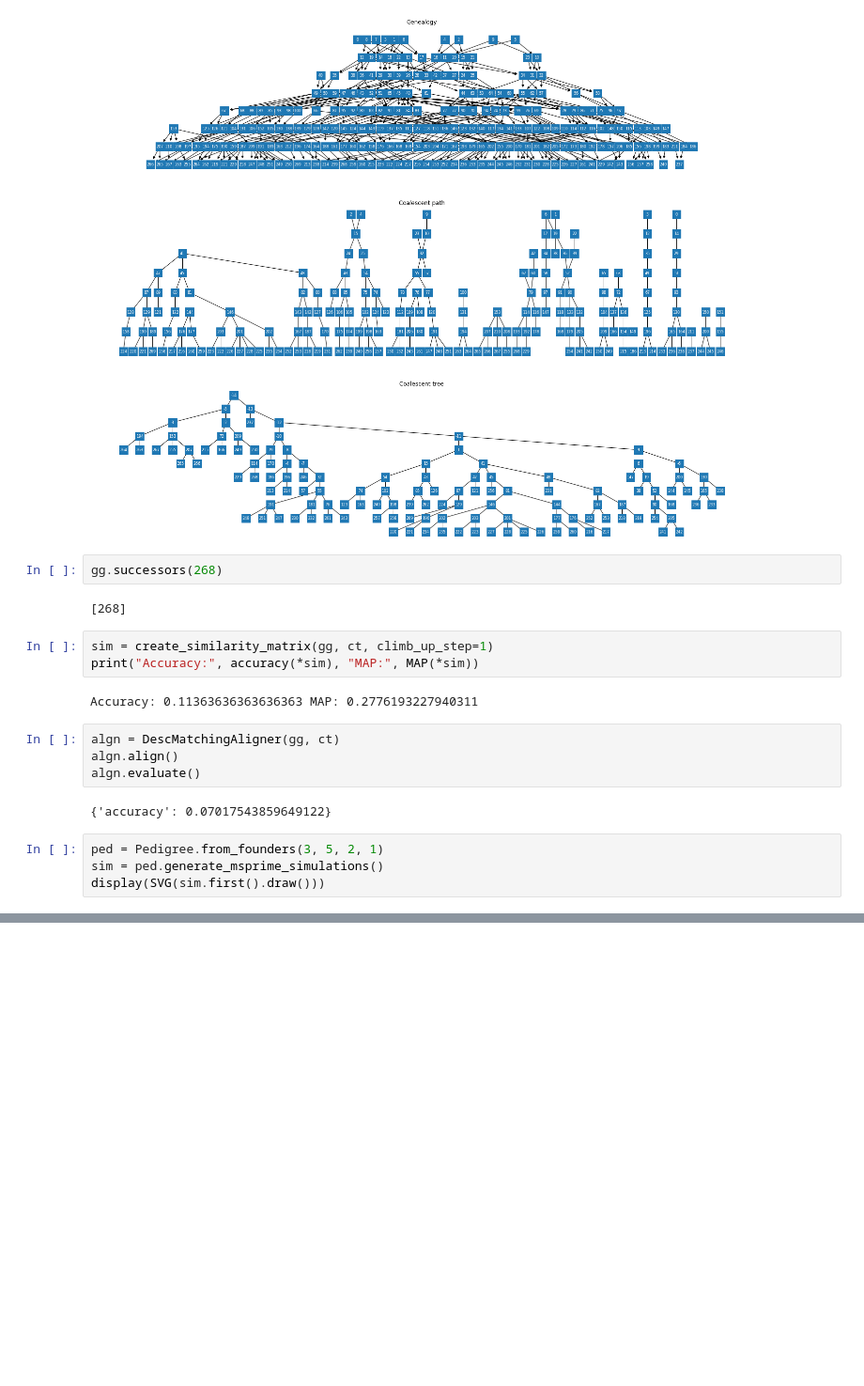
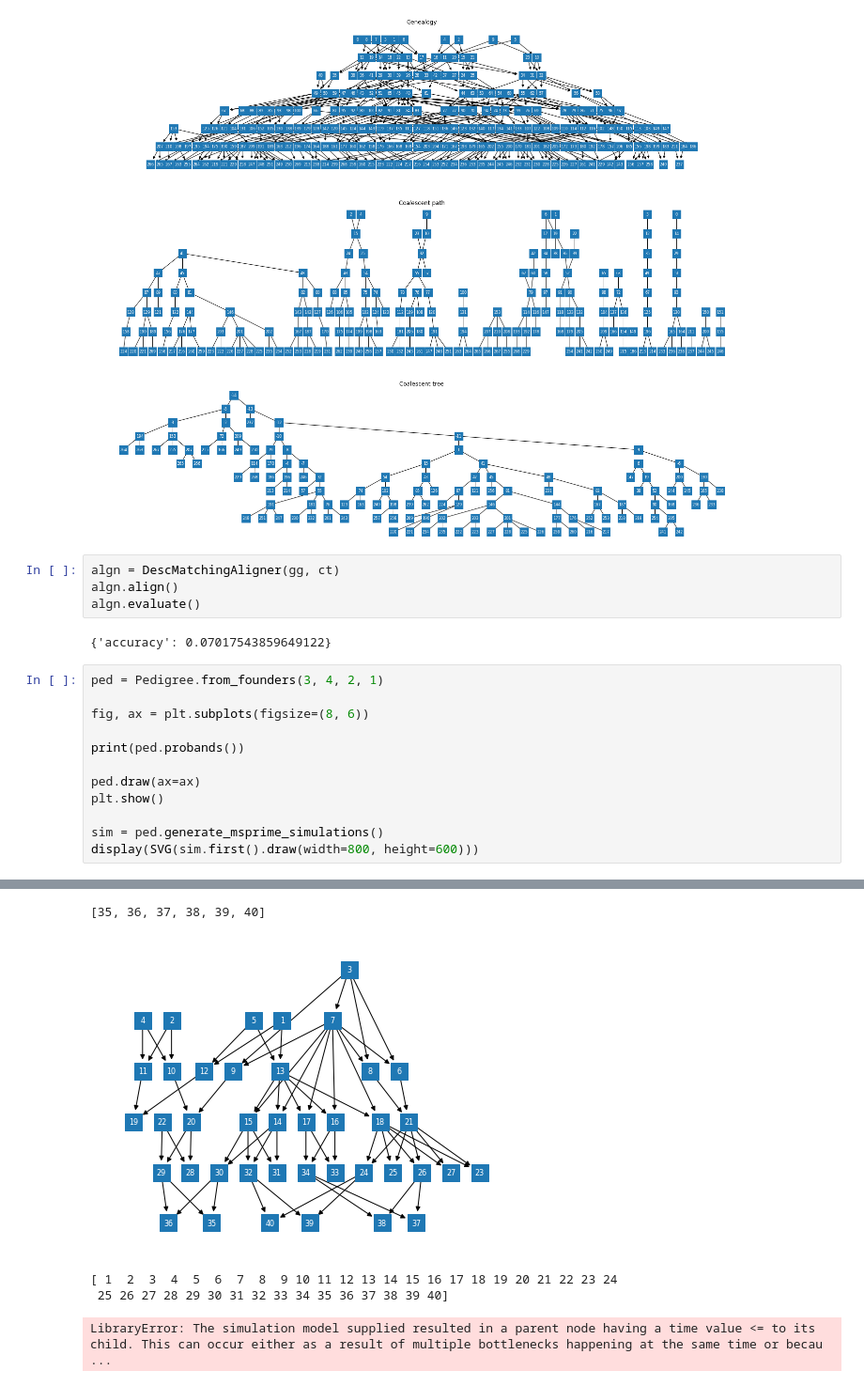
Before and after one commit to ivan-krukov/aligning-genealogies, a Jupyter notebook: genealogy_aligner/Experiments.ipynb, the cells around one changed output, grey strips where cells are left out. Shown at 94% size. Cells and saved outputs as stored; diff of their text form; blank space fills up the shorter version.

```diff
--- a/genealogy_aligner/Experiments.ipynb
+++ b/genealogy_aligner/Experiments.ipynb
@@ -30,15 +31,6 @@ ax[2].set_title('Coalescent tree')
 # %% [output]
 Text(0.5, 1.0, 'Coalescent tree')
 [figure]
-# %%
-gg.successors(268)
-# %% [output]
-[268]
-# %%
-sim = create_similarity_matrix(gg, ct, climb_up_step=1)
-print("Accuracy:", accuracy(*sim), "MAP:", MAP(*sim))
-# %% [output]
-Accuracy: 0.11363636363636363 MAP: 0.2776193227940311
 # %%
 algn = DescMatchingAligner(gg, ct)
 algn.align()
@@ -46,7 +38,15 @@ algn.evaluate()
 # %% [output]
 {'accuracy': 0.07017543859649122}
 # %%
-ped = Pedigree.from_founders(3, 5, 2, 1)
+ped = Pedigree.from_founders(3, 4, 2, 1)
+
+fig, ax = plt.subplots(figsize=(8, 6))
+
+print(ped.probands())
+
+ped.draw(ax=ax)
+plt.show()
+
 sim = ped.generate_msprime_simulations()
-display(SVG(sim.first().draw()))
+display(SVG(sim.first().draw(width=800, height=600)))
 # %% [output]
@@ -53,0 +53,5 @@ display(SVG(sim.first().draw()))
+[35, 36, 37, 38, 39, 40]
+[figure, added]
+[ 1  2  3  4  5  6  7  8  9 10 11 12 13 14 15 16 17 18 19 20 21 22 23 24
+ 25 26 27 28 29 30 31 32 33 34 35 36 37 38 39 40]
+LibraryError: The simulation model supplied resulted in a parent node having a time value <= to its child. This can occur either as a result of multiple bottlenecks happening at the same time or becau ...
```
Also changed, not shown: parts of 5 cells of this notebook, 2 other files.
